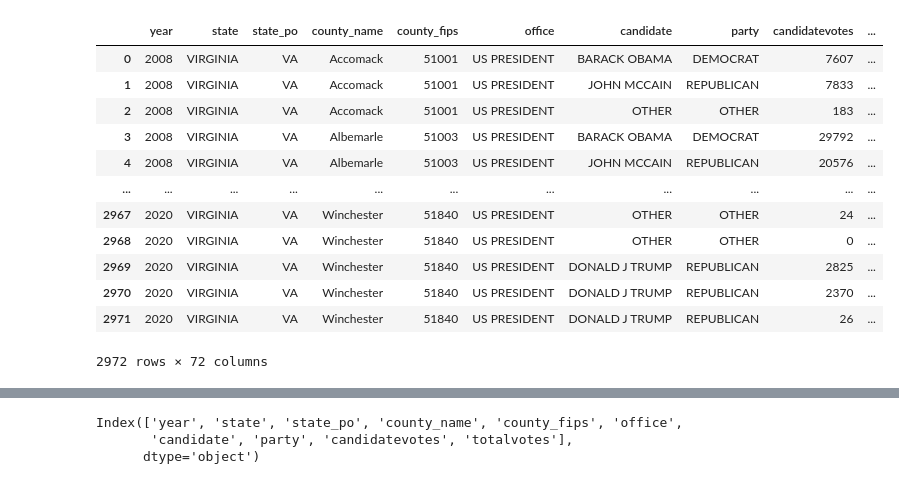
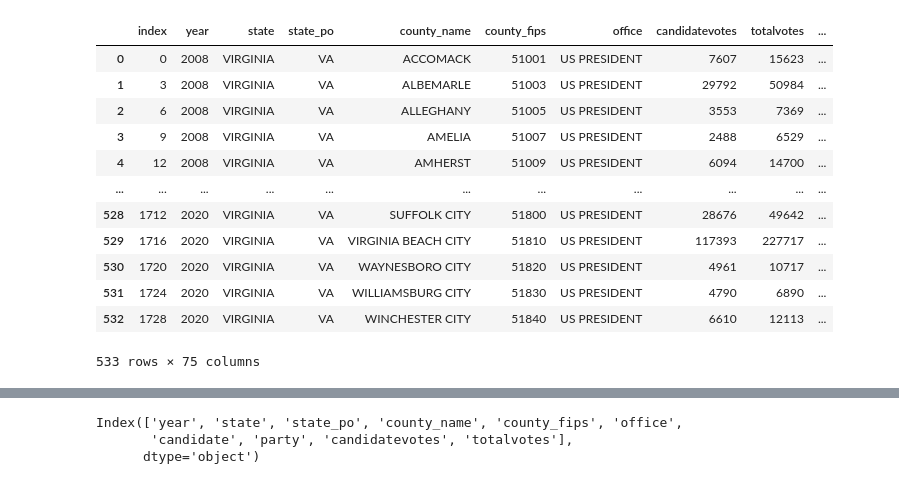
Before and after one commit to camigutie/EDA, a Jupyter notebook: Voting_Camila's_Part.ipynb, the cells around one changed output, grey strips where cells are left out. Cells and saved outputs as stored; diff of their text form; code cells hidden in the pictures.

```diff
--- a/Voting_Camila's_Part.ipynb
+++ b/Voting_Camila's_Part.ipynb
@@ -17,33 +17,33 @@ Updating files: 100% (66/66), done.
 # %%
 import numpy as np
 import pandas as pd
 import matplotlib.pyplot as plt
 import seaborn as sns
 from sklearn.model_selection import train_test_split
 from sklearn.neighbors import KNeighborsRegressor
 from sklearn.preprocessing import MinMaxScaler
 from sklearn.cluster import KMeans
 from sklearn import tree
 from sklearn.tree import DecisionTreeRegressor
 from sklearn.tree import plot_tree
 
 # Load data
-df = pd.read_csv('/content/project_voting/voting_est.csv')
+df = pd.read_csv('/content/project_voting/net_votes.csv')
 df
 # %% [output]
-|  | year | state | state_po | county_name | county_fips | office | candidate | party | candidatevotes | ... |
-| 0 | 2008 | VIRGINIA | VA | Accomack | 51001 | US PRESIDENT | BARACK OBAMA | DEMOCRAT | 7607 | ... |
-| 1 | 2008 | VIRGINIA | VA | Accomack | 51001 | US PRESIDENT | JOHN MCCAIN | REPUBLICAN | 7833 | ... |
-| 2 | 2008 | VIRGINIA | VA | Accomack | 51001 | US PRESIDENT | OTHER | OTHER | 183 | ... |
-| 3 | 2008 | VIRGINIA | VA | Albemarle | 51003 | US PRESIDENT | BARACK OBAMA | DEMOCRAT | 29792 | ... |
-| 4 | 2008 | VIRGINIA | VA | Albemarle | 51003 | US PRESIDENT | JOHN MCCAIN | REPUBLICAN | 20576 | ... |
+|  | index | year | state | state_po | county_name | county_fips | office | candidatevotes | totalvotes | ... |
+| 0 | 0 | 2008 | VIRGINIA | VA | ACCOMACK | 51001 | US PRESIDENT | 7607 | 15623 | ... |
+| 1 | 3 | 2008 | VIRGINIA | VA | ALBEMARLE | 51003 | US PRESIDENT | 29792 | 50984 | ... |
+| 2 | 6 | 2008 | VIRGINIA | VA | ALLEGHANY | 51005 | US PRESIDENT | 3553 | 7369 | ... |
+| 3 | 9 | 2008 | VIRGINIA | VA | AMELIA | 51007 | US PRESIDENT | 2488 | 6529 | ... |
+| 4 | 12 | 2008 | VIRGINIA | VA | AMHERST | 51009 | US PRESIDENT | 6094 | 14700 | ... |
 | ... | ... | ... | ... | ... | ... | ... | ... | ... | ... | ... |
-| 2967 | 2020 | VIRGINIA | VA | Winchester | 51840 | US PRESIDENT | OTHER | OTHER | 24 | ... |
-| 2968 | 2020 | VIRGINIA | VA | Winchester | 51840 | US PRESIDENT | OTHER | OTHER | 0 | ... |
-| 2969 | 2020 | VIRGINIA | VA | Winchester | 51840 | US PRESIDENT | DONALD J TRUMP | REPUBLICAN | 2825 | ... |
-| 2970 | 2020 | VIRGINIA | VA | Winchester | 51840 | US PRESIDENT | DONALD J TRUMP | REPUBLICAN | 2370 | ... |
-| 2971 | 2020 | VIRGINIA | VA | Winchester | 51840 | US PRESIDENT | DONALD J TRUMP | REPUBLICAN | 26 | ... |
+| 528 | 1712 | 2020 | VIRGINIA | VA | SUFFOLK CITY | 51800 | US PRESIDENT | 28676 | 49642 | ... |
+| 529 | 1716 | 2020 | VIRGINIA | VA | VIRGINIA BEACH CITY | 51810 | US PRESIDENT | 117393 | 227717 | ... |
+| 530 | 1720 | 2020 | VIRGINIA | VA | WAYNESBORO CITY | 51820 | US PRESIDENT | 4961 | 10717 | ... |
+| 531 | 1724 | 2020 | VIRGINIA | VA | WILLIAMSBURG CITY | 51830 | US PRESIDENT | 4790 | 6890 | ... |
+| 532 | 1728 | 2020 | VIRGINIA | VA | WINCHESTER CITY | 51840 | US PRESIDENT | 6610 | 12113 | ... |
-2972 rows × 72 columns
+533 rows × 75 columns
 # %%
 print(df.shape)
 df.head()
```
Also changed, not shown: parts of 14 cells of this notebook.
